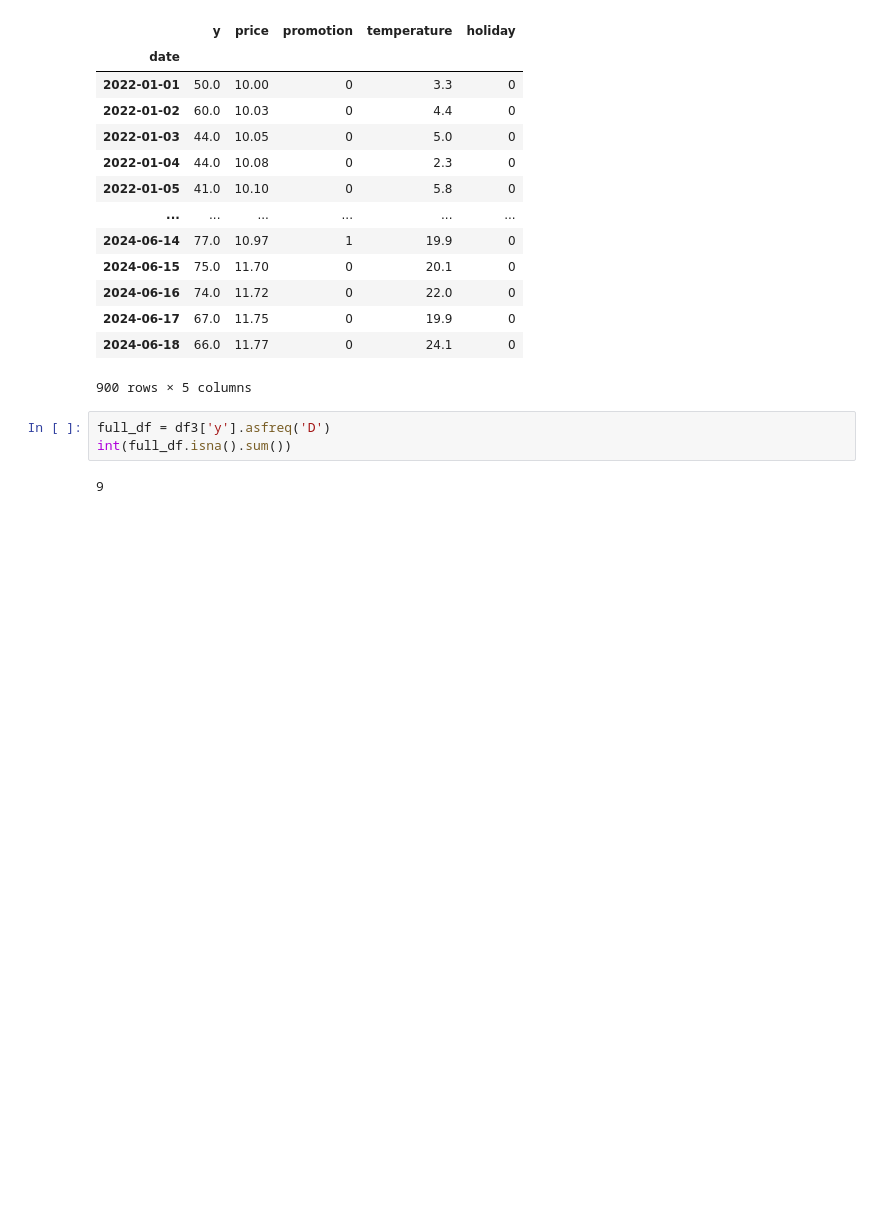
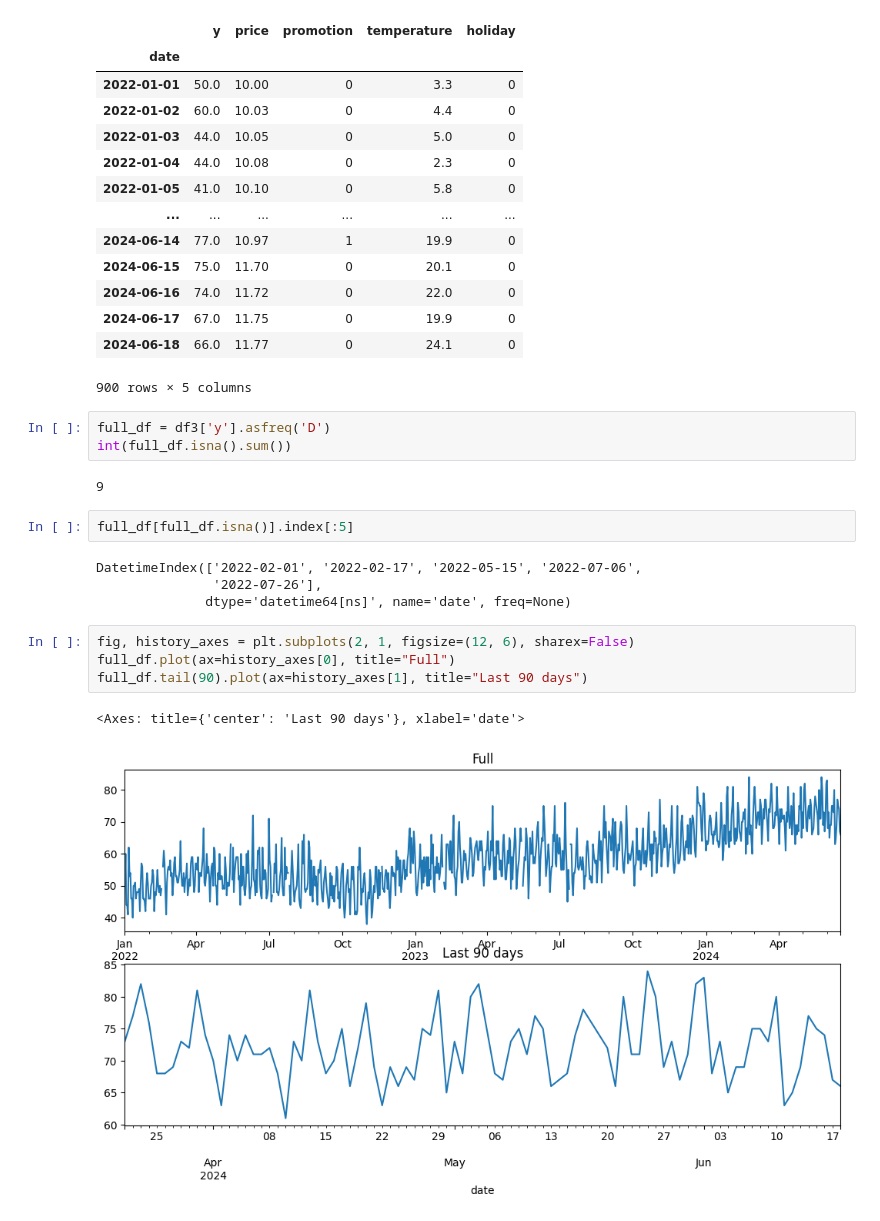
Before and after one commit to ltadrummond/course-time-series, a Jupyter notebook: Untitled.ipynb, the cells around one changed output. Drawn from its saved outputs; the diff is of its cells as text; blank space fills up the shorter version.

```diff
--- a/Untitled.ipynb
+++ b/Untitled.ipynb
@@ -106,3 +106,16 @@ full_df = df3['y'].asfreq('D')
 int(full_df.isna().sum())
 # %% [output]
 9
+# %%
+full_df[full_df.isna()].index[:5]
+# %% [output]
+DatetimeIndex(['2022-02-01', '2022-02-17', '2022-05-15', '2022-07-06',
+               '2022-07-26'],
+              dtype='datetime64[ns]', name='date', freq=None)
+# %%
+fig, history_axes = plt.subplots(2, 1, figsize=(12, 6), sharex=False)
+full_df.plot(ax=history_axes[0], title="Full")
+full_df.tail(90).plot(ax=history_axes[1], title="Last 90 days")
+# %% [output]
+<Axes: title={'center': 'Last 90 days'}, xlabel='date'>
+[figure, added]
```
Also changed, not shown: parts of 1 cell of this notebook, 1 other file.
